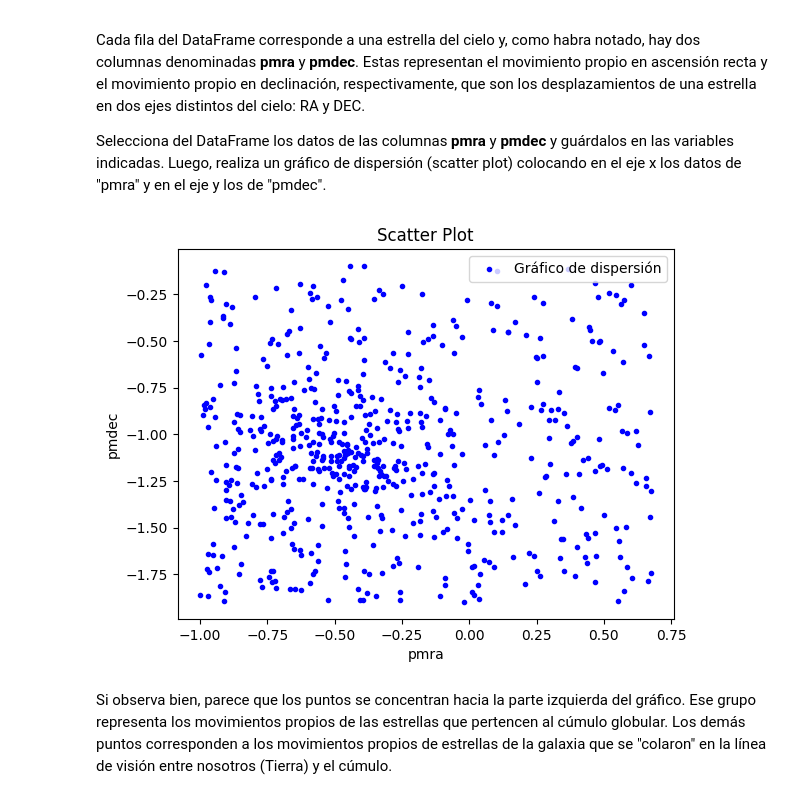
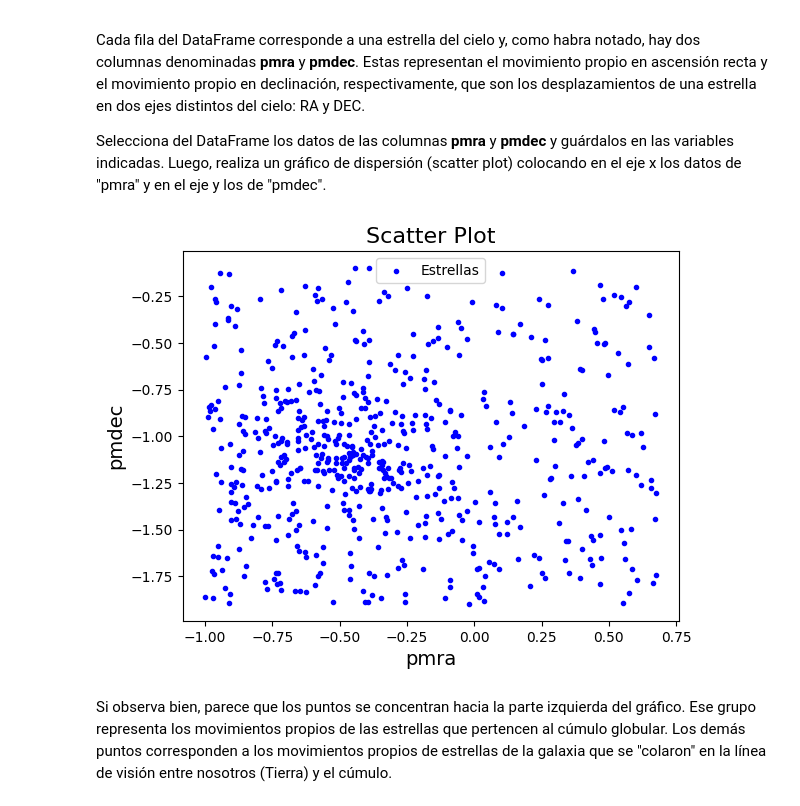
Before and after one commit to carlos-riquelme-c/Tarea-2, a Jupyter notebook: Tarea2.ipynb, the cells around one changed output. Cells and saved outputs as stored; diff of their text form; code cells hidden in the pictures.

```diff
--- a/Tarea2.ipynb
+++ b/Tarea2.ipynb
@@ -84,19 +84,19 @@ pmdec = data['pmdec']
 # %%
 # Haga el gráfico en esta celda
 
 # Gráfico
-plt.scatter(pmra, pmdec, color = 'blue', marker = '.', label = 'Gráfico de dispersión')
+plt.scatter(pmra, pmdec, color = 'blue', marker = '.', label = 'Estrellas')
 
 # Nombre de los ejes, título y leyenda
-plt.xlabel('pmra')
-plt.ylabel('pmdec')
-plt.title('Scatter Plot')
+plt.xlabel('pmra', fontsize = 14)
+plt.ylabel('pmdec', fontsize = 14)
+plt.title('Scatter Plot', fontsize = 16)
 plt.legend()
 
 # Mostrar gráfico
 plt.show()
 # %% [output]
-[figure, old version]
+[figure, new version]
 # %% [markdown]
 Si observa bien, parece que los puntos se concentran hacia la parte izquierda del gráfico. Ese grupo representa los movimientos propios de las estrellas que pertencen al cúmulo globular. Los demás puntos corresponden a los movimientos propios de estrellas de la galaxia que se "colaron" en la línea de visión entre nosotros (Tierra) y el cúmulo.
 # %% [markdown]
```
Also changed, not shown: parts of 3 cells of this notebook.
